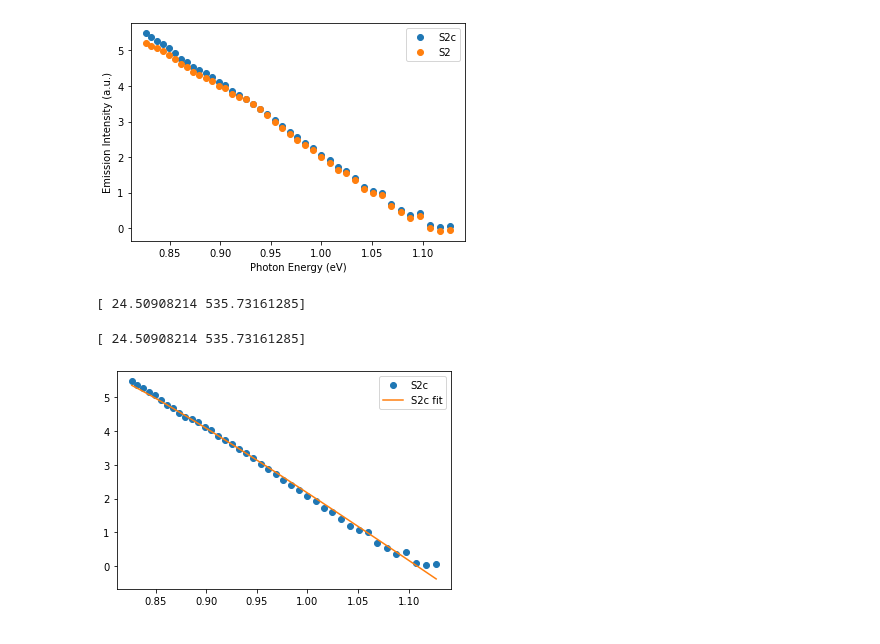
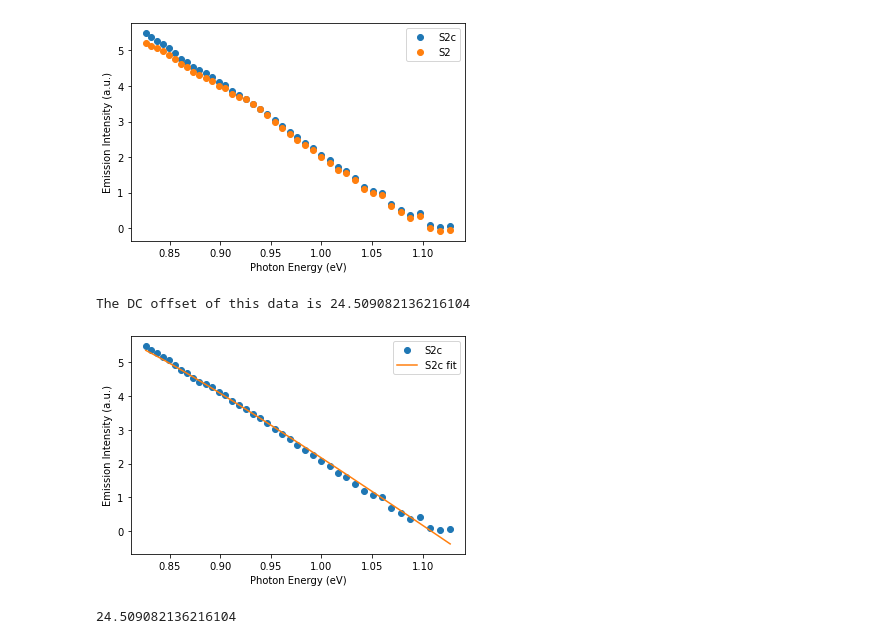
Before and after one commit to teoyi/PROJECT-Automate-Research-Process, a Jupyter notebook: test.ipynb, the cells around one changed output. Cells and saved outputs as stored; diff of their text form; code cells hidden in the pictures.

Commit message:
Encountered issues with logarithm upon doing third correction

```diff
--- a/test.ipynb
+++ b/test.ipynb
@@ -91,26 +91,26 @@ plt.show()
 [figure]
 # %%
 # Applying curve fit to S2c data to determine DC offset = a
+# Solving for a to begin second correction, the DC offset
 def ln_fit(E,a,b):
     return a+0.5*np.log(E-bandE)-(E/(k*b)) # Eg and k are already defined previously
 
 E = np.linspace(np.min(new_df['Photon Energy']), np.max(new_df['Photon Energy']),1000)
 
 popt, pcov = curve_fit(ln_fit, new_df['Photon Energy'], new_df['ln(S2c)'], maxfev = 5000) # note: col[1] is S2c column
-
-print(popt)
-# %% [output]
-[ 24.50908214 535.73161285]
 # %%
-print(popt)
+print(f"The DC offset of this data is {popt[0]}")
+dc_offset = popt[0]
 plt.plot(new_df['Photon Energy'], new_df['ln(S2c)'], 'o', label='S2c')
 plt.plot(new_df['Photon Energy'], ln_fit(new_df['Photon Energy'], *popt), '-', label='S2c fit')
-# plt.yscale('log')
-# plt.ylim(-1,1)
-# plt.xlim(-1,3)
+plt.ylabel('Emission Intensity (a.u.)')
+plt.xlabel('Photon Energy (eV)')
 plt.legend()
-plt.savefig('fit.png')
+#plt.savefig('fit.png')
 plt.show()
+
+print(dc_offset)
 # %% [output]
-[ 24.50908214 535.73161285]
+The DC offset of this data is 24.509082136216104
-[figure, old version]
+[figure, new version]
+24.509082136216104
```
Also changed, not shown: parts of 4 cells of this notebook, 2 other files.
